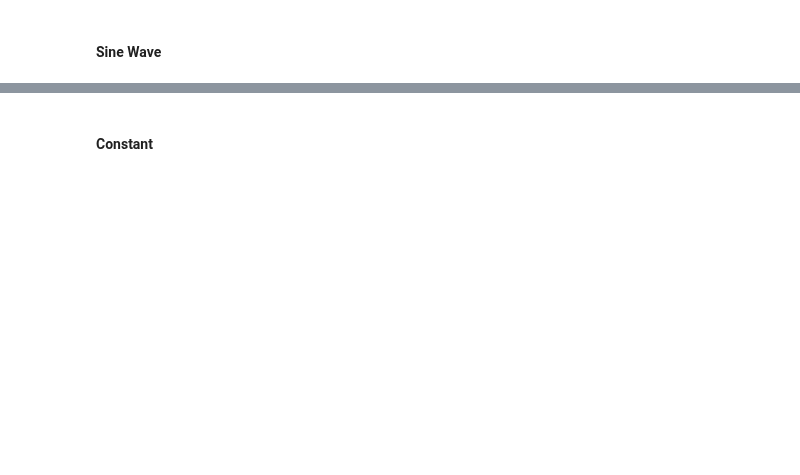
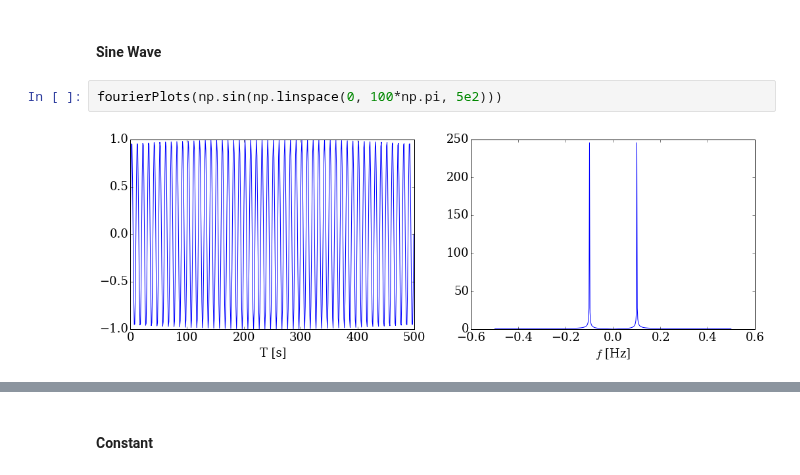
Before and after one commit to YastroML/YastroML, a Jupyter notebook: Session19_141029/Ch10_TimeSeries.ipynb, the cells around one changed output, grey strips where cells are left out. Drawn from its saved outputs; the diff is of its cells as text; blank space fills up the shorter version.

```diff
--- a/Session19_141029/Ch10_TimeSeries.ipynb
+++ b/Session19_141029/Ch10_TimeSeries.ipynb
@@ -318,2 +336,6 @@ fourierPlots(deltaFunc)
 # %% [markdown]
 #### Sine Wave
+# %%
+fourierPlots(np.sin(np.linspace(0, 100*np.pi, 5e2)))
+# %% [output]
+[figure, added]
```
Also changed, not shown: parts of 15 cells of this notebook.
